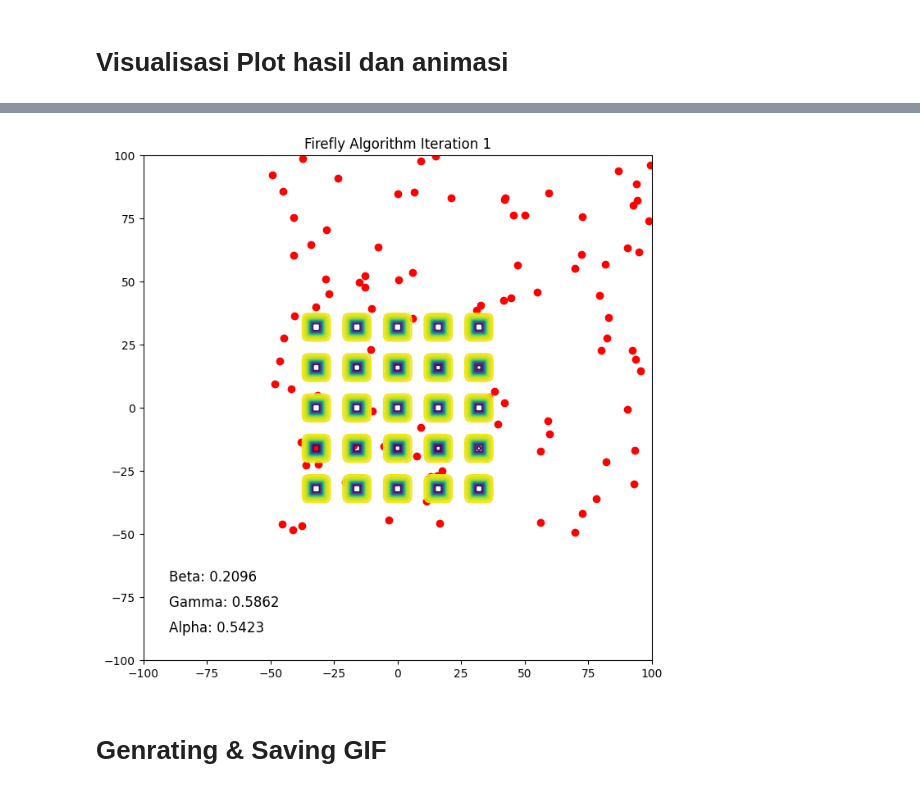
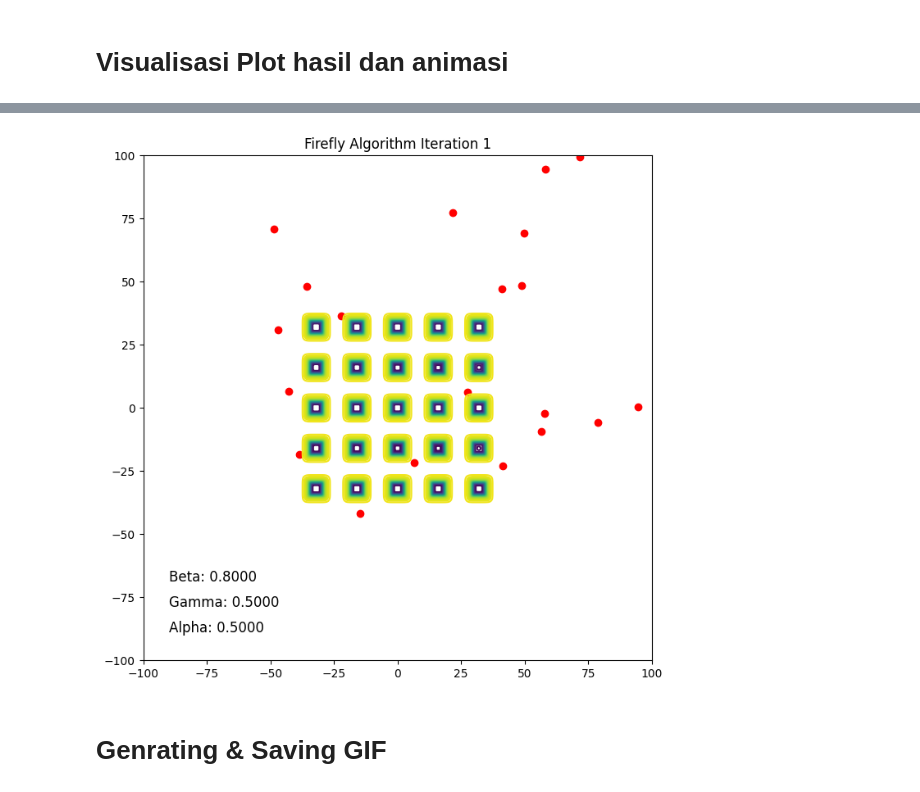
Before and after one commit to DrdmRandom/Tubes_Machine-Learning_Advance, a Jupyter notebook: Tubes_individual_ML/Ferifly/firefly-Gen2.ipynb, the cells around one changed output, grey strips where cells are left out. Saved outputs shown, nothing was run; the diff lists cells and outputs as text; code cells hidden in the pictures.

```diff
--- a/Tubes_individual_ML/Ferifly/firefly-Gen2.ipynb
+++ b/Tubes_individual_ML/Ferifly/firefly-Gen2.ipynb
@@ -35,19 +48,14 @@ Proses finish at 22:19:22
 # Parameter
 # %%
 # Parameter Firefly Algorithm
-n = 100  # Jumlah kunang-kunang dalam 1 populasi
+n = 20  # Jumlah kunang-kunang dalam 1 populasi
 max_iter = 100 # Jumlah iterasi
 lb, ub = -50, 100  # Batas bawah dan atas untuk posisi firefly
 plot_lb, plot_ub = -100, 100  # Batas bawah dan atas untuk plot gambar
 
-# Randomly generate alpha, gamma, beta_init
-alpha = np.random.uniform(0.1, 1)  # Example range for alpha
-gamma = np.random.uniform(0.1, 1)  # Example range for gamma
-beta_init = np.random.uniform(0.1, 1)  # Example range for beta_init
-
-print("Random chossen value\n")
-print(f"Alpha: {alpha},\n"
-      f"Gama: {gamma}, \n"
-      f"Beta: {beta_init}")
-
-display(HTML(f'<span style="color: green;">Proses finish at {datetime.now().strftime("%H:%M:%S")}</span>'))
+# Define the parameter grid for tuning
+param_grid = {
+    'alpha': [0.2, 0.5],
+    'beta': [0.4, 0.8],
+    'gamma': [0.2, 0.5]
+}
@@ -116,8 +132,8 @@ Proses finish at 22:19:22
 # %%
-# Jalankan algoritma Firefly
-positions = firefly_algorithm()
-history.append(positions.copy())
-
-print(f"BEST RECORDING {best_position} with fitness {best_fitness}")
-print(colored("STOPPING RECORDING", "red"))
-display(HTML(f'<span style="color: green;">Proses finish at {datetime.now().strftime("%H:%M:%S")}</span>'))
+# # Jalankan algoritma Firefly
+# positions = firefly_algorithm()
+# history.append(positions.copy())
+#
+# print(f"BEST RECORDING {best_position} with fitness {best_fitness}")
+# print(colored("STOPPING RECORDING", "red"))
+# display(HTML(f'<span style="color: green;">Proses finish at {datetime.now().strftime("%H:%M:%S")}</span>'))
@@ -155,6 +167,5 @@ def update(frame):
 
 ani = FuncAnimation(fig, update, frames=len(history), blit=True, repeat=False)
 
-display(HTML(f'<span style="color: green;">Proses finish at {datetime.now().strftime("%H:%M:%S")}</span>'))
 plt.show()
 # %% [output]
@@ -162,4 +172,4 @@ Proses finish at 22:33:59
-[figure, old version]
+[figure, new version]
 # %% [markdown]
 # Genrating & Saving GIF
 # %%
```
Also changed, not shown: parts of 10 cells of this notebook, 19 other files.
